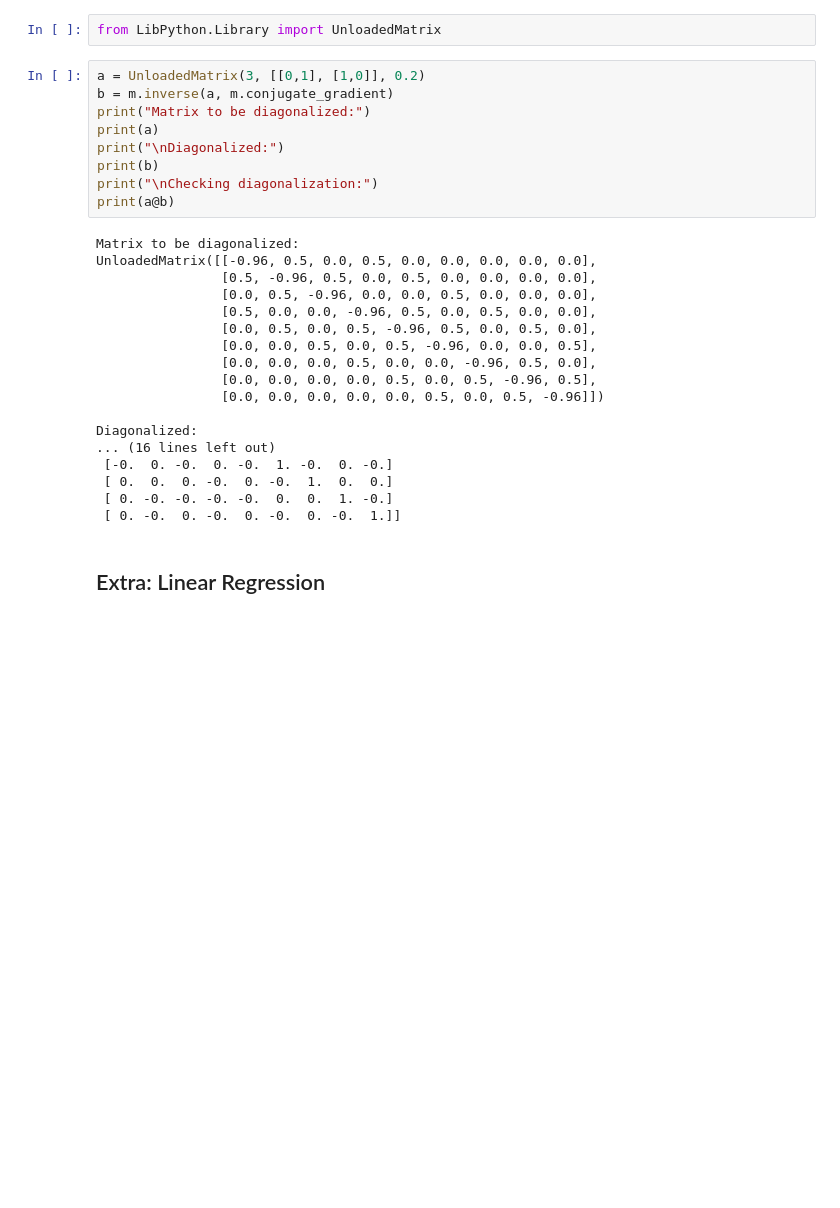
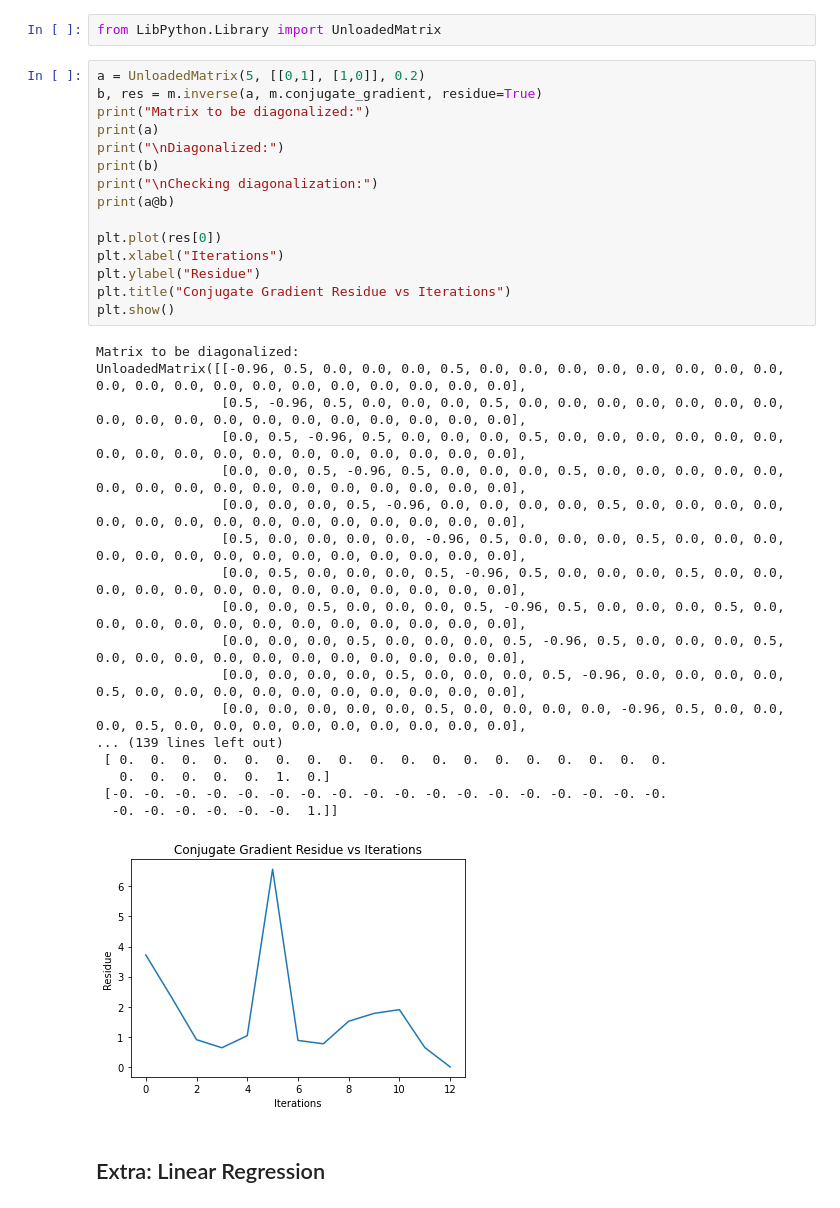
Before and after one commit to surelynottrue/P452-code, a Jupyter notebook: P452-A1.ipynb, the cells around one changed output. Saved outputs shown, nothing was run; the diff lists cells and outputs as text; blank space fills up the shorter version.

Commit message:
"Residue Unloaded Matrix"

```diff
--- a/P452-A1.ipynb
+++ b/P452-A1.ipynb
@@ -136,32 +136,39 @@ Gauss Siedel inverse
 # %%
 from LibPython.Library import UnloadedMatrix
 # %%
-a = UnloadedMatrix(3, [[0,1], [1,0]], 0.2)
-b = m.inverse(a, m.conjugate_gradient)
+a = UnloadedMatrix(5, [[0,1], [1,0]], 0.2)
+b, res = m.inverse(a, m.conjugate_gradient, residue=True)
 print("Matrix to be diagonalized:")
 print(a)
 print("\nDiagonalized:")
 print(b)
 print("\nChecking diagonalization:")
 print(a@b)
+
+plt.plot(res[0])
+plt.xlabel("Iterations")
+plt.ylabel("Residue")
+plt.title("Conjugate Gradient Residue vs Iterations")
+plt.show()
 # %% [output]
 Matrix to be diagonalized:
-UnloadedMatrix([[-0.96, 0.5, 0.0, 0.5, 0.0, 0.0, 0.0, 0.0, 0.0],
-                [0.5, -0.96, 0.5, 0.0, 0.5, 0.0, 0.0, 0.0, 0.0],
-                [0.0, 0.5, -0.96, 0.0, 0.0, 0.5, 0.0, 0.0, 0.0],
-                [0.5, 0.0, 0.0, -0.96, 0.5, 0.0, 0.5, 0.0, 0.0],
-                [0.0, 0.5, 0.0, 0.5, -0.96, 0.5, 0.0, 0.5, 0.0],
-                [0.0, 0.0, 0.5, 0.0, 0.5, -0.96, 0.0, 0.0, 0.5],
-                [0.0, 0.0, 0.0, 0.5, 0.0, 0.0, -0.96, 0.5, 0.0],
-                [0.0, 0.0, 0.0, 0.0, 0.5, 0.0, 0.5, -0.96, 0.5],
-                [0.0, 0.0, 0.0, 0.0, 0.0, 0.5, 0.0, 0.5, -0.96]])
-
-Diagonalized:
-... (16 lines left out)
- [-0.  0. -0.  0. -0.  1. -0.  0. -0.]
- [ 0.  0.  0. -0.  0. -0.  1.  0.  0.]
- [ 0. -0. -0. -0. -0.  0.  0.  1. -0.]
- [ 0. -0.  0. -0.  0. -0.  0. -0.  1.]]
+UnloadedMatrix([[-0.96, 0.5, 0.0, 0.0, 0.0, 0.5, 0.0, 0.0, 0.0, 0.0, 0.0, 0.0, 0.0, 0.0, 0.0, 0.0, 0.0, 0.0, 0.0, 0.0, 0.0, 0.0, 0.0, 0.0, 0.0],
+                [0.5, -0.96, 0.5, 0.0, 0.0, 0.0, 0.5, 0.0, 0.0, 0.0, 0.0, 0.0, 0.0, 0.0, 0.0, 0.0, 0.0, 0.0, 0.0, 0.0, 0.0, 0.0, 0.0, 0.0, 0.0],
+                [0.0, 0.5, -0.96, 0.5, 0.0, 0.0, 0.0, 0.5, 0.0, 0.0, 0.0, 0.0, 0.0, 0.0, 0.0, 0.0, 0.0, 0.0, 0.0, 0.0, 0.0, 0.0, 0.0, 0.0, 0.0],
+                [0.0, 0.0, 0.5, -0.96, 0.5, 0.0, 0.0, 0.0, 0.5, 0.0, 0.0, 0.0, 0.0, 0.0, 0.0, 0.0, 0.0, 0.0, 0.0, 0.0, 0.0, 0.0, 0.0, 0.0, 0.0],
+                [0.0, 0.0, 0.0, 0.5, -0.96, 0.0, 0.0, 0.0, 0.0, 0.5, 0.0, 0.0, 0.0, 0.0, 0.0, 0.0, 0.0, 0.0, 0.0, 0.0, 0.0, 0.0, 0.0, 0.0, 0.0],
+                [0.5, 0.0, 0.0, 0.0, 0.0, -0.96, 0.5, 0.0, 0.0, 0.0, 0.5, 0.0, 0.0, 0.0, 0.0, 0.0, 0.0, 0.0, 0.0, 0.0, 0.0, 0.0, 0.0, 0.0, 0.0],
+                [0.0, 0.5, 0.0, 0.0, 0.0, 0.5, -0.96, 0.5, 0.0, 0.0, 0.0, 0.5, 0.0, 0.0, 0.0, 0.0, 0.0, 0.0, 0.0, 0.0, 0.0, 0.0, 0.0, 0.0, 0.0],
+                [0.0, 0.0, 0.5, 0.0, 0.0, 0.0, 0.5, -0.96, 0.5, 0.0, 0.0, 0.0, 0.5, 0.0, 0.0, 0.0, 0.0, 0.0, 0.0, 0.0, 0.0, 0.0, 0.0, 0.0, 0.0],
+                [0.0, 0.0, 0.0, 0.5, 0.0, 0.0, 0.0, 0.5, -0.96, 0.5, 0.0, 0.0, 0.0, 0.5, 0.0, 0.0, 0.0, 0.0, 0.0, 0.0, 0.0, 0.0, 0.0, 0.0, 0.0],
+                [0.0, 0.0, 0.0, 0.0, 0.5, 0.0, 0.0, 0.0, 0.5, -0.96, 0.0, 0.0, 0.0, 0.0, 0.5, 0.0, 0.0, 0.0, 0.0, 0.0, 0.0, 0.0, 0.0, 0.0, 0.0],
+                [0.0, 0.0, 0.0, 0.0, 0.0, 0.5, 0.0, 0.0, 0.0, 0.0, -0.96, 0.5, 0.0, 0.0, 0.0, 0.5, 0.0, 0.0, 0.0, 0.0, 0.0, 0.0, 0.0, 0.0, 0.0],
+... (139 lines left out)
+ [ 0.  0.  0.  0.  0.  0.  0.  0.  0.  0.  0.  0.  0.  0.  0.  0.  0.  0.
+   0.  0.  0.  0.  0.  1.  0.]
+ [-0. -0. -0. -0. -0. -0. -0. -0. -0. -0. -0. -0. -0. -0. -0. -0. -0. -0.
+  -0. -0. -0. -0. -0. -0.  1.]]
+[figure, added]
 # %% [markdown]
 ## Extra: Linear Regression
 # %%
```
